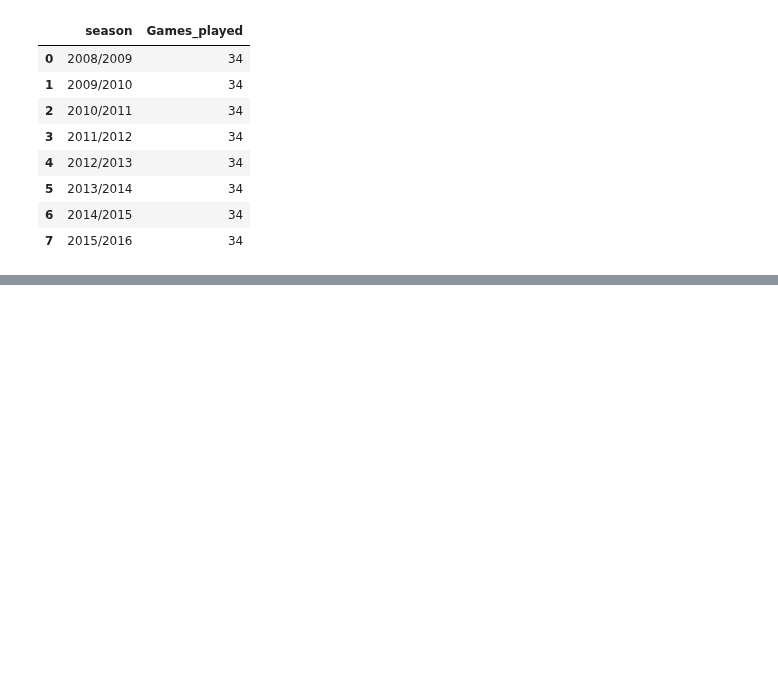
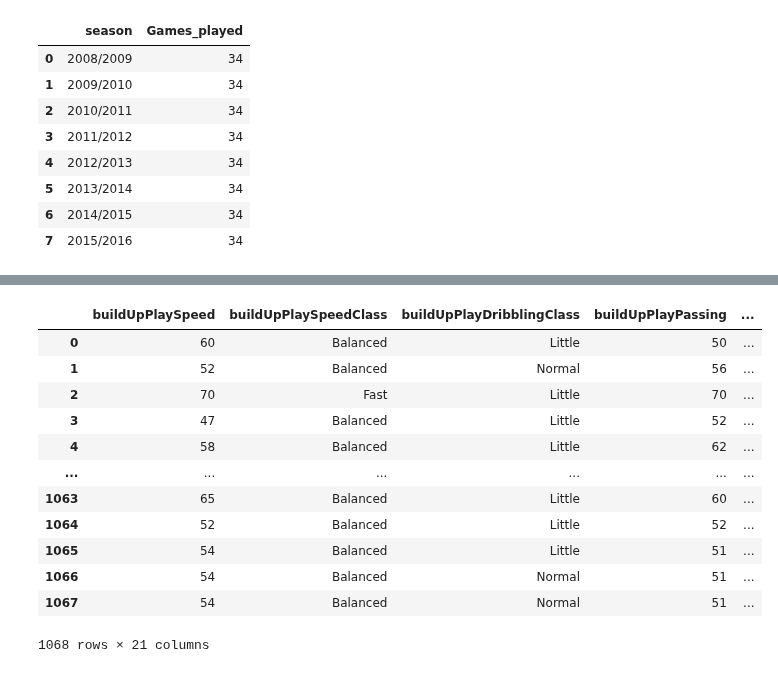
Before and after one commit to BJHeemskerk/DataLab2_2023, a Jupyter notebook: DataLab2_Groep_3B.ipynb, the cells around one changed output, grey strips where cells are left out. Drawn from its saved outputs; the diff is of its cells as text; code cells hidden in the pictures; blank space fills up the shorter version.

```diff
--- a/DataLab2_Groep_3B.ipynb
+++ b/DataLab2_Groep_3B.ipynb
@@ -490,0 +668,39 @@ games(9791)
+# %%
+#maak een dataframe aan hoeveel punten elk team in elk seizoen hebben gehaald
+#code efficent gemaakt door chatGPT
+# Calculate points for home and away teams
+home_points = np.where(match['home_team_goal'] > match['away_team_goal'], 3, np.where(match['home_team_goal'] == match['away_team_goal'], 1, 0))
+away_points = np.where(match['away_team_goal'] > match['home_team_goal'], 3, np.where(match['away_team_goal'] == match['home_team_goal'], 1, 0))
+
+# Create a list of all the rows to add to the DataFrame
+data = []
+for i in range(len(match)):
+    data.append([match['season'][i], match['home_team_api_id'][i], home_points[i]])
+    data.append([match['season'][i], match['away_team_api_id'][i], away_points[i]])
+
+# Create the DataFrame in one step
+df_points = pd.DataFrame(data, columns=['season','team_api_id','points'])
+
+# Group the DataFrame by league, season, and team, and sum the points
+df_points = df_points.groupby(['season','team_api_id']).sum().reset_index()
+# %%
+#merge de 2 dataframes
+team_attributes_points = pd.merge(team_attributes,df_points,on=['team_api_id', 'season'])
+#verwijderen kolommen dat of veel NaN hebben of naar mijn idee nutteloos zijn
+team_attributes_points = team_attributes_points.drop(['buildUpPlayDribbling', 'season', 'date', 'id', 'team_fifa_api_id','team_api_id', 'date'],axis=1)
+# %%
+team_attributes_points
+# %% [output]
+|  | buildUpPlaySpeed | buildUpPlaySpeedClass | buildUpPlayDribblingClass | buildUpPlayPassing | ... |
+| 0 | 60 | Balanced | Little | 50 | ... |
+| 1 | 52 | Balanced | Normal | 56 | ... |
+| 2 | 70 | Fast | Little | 70 | ... |
+| 3 | 47 | Balanced | Little | 52 | ... |
+| 4 | 58 | Balanced | Little | 62 | ... |
+| ... | ... | ... | ... | ... | ... |
+| 1063 | 65 | Balanced | Little | 60 | ... |
+| 1064 | 52 | Balanced | Little | 52 | ... |
+| 1065 | 54 | Balanced | Little | 51 | ... |
+| 1066 | 54 | Balanced | Normal | 51 | ... |
+| 1067 | 54 | Balanced | Normal | 51 | ... |
+1068 rows × 21 columns
```
Also changed, not shown: parts of 10 cells of this notebook.
